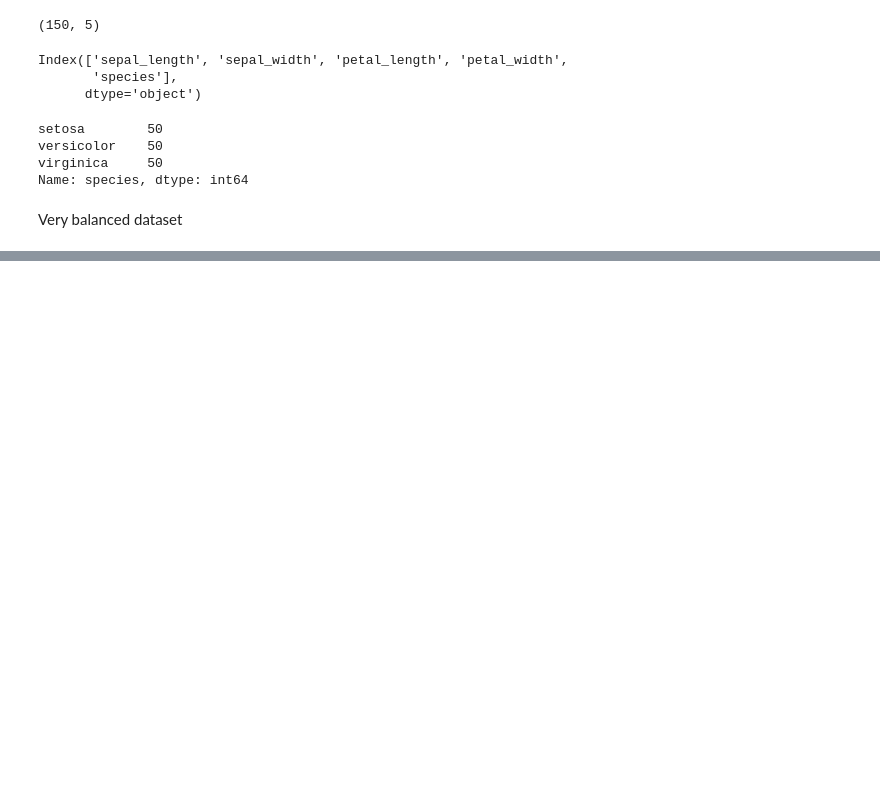
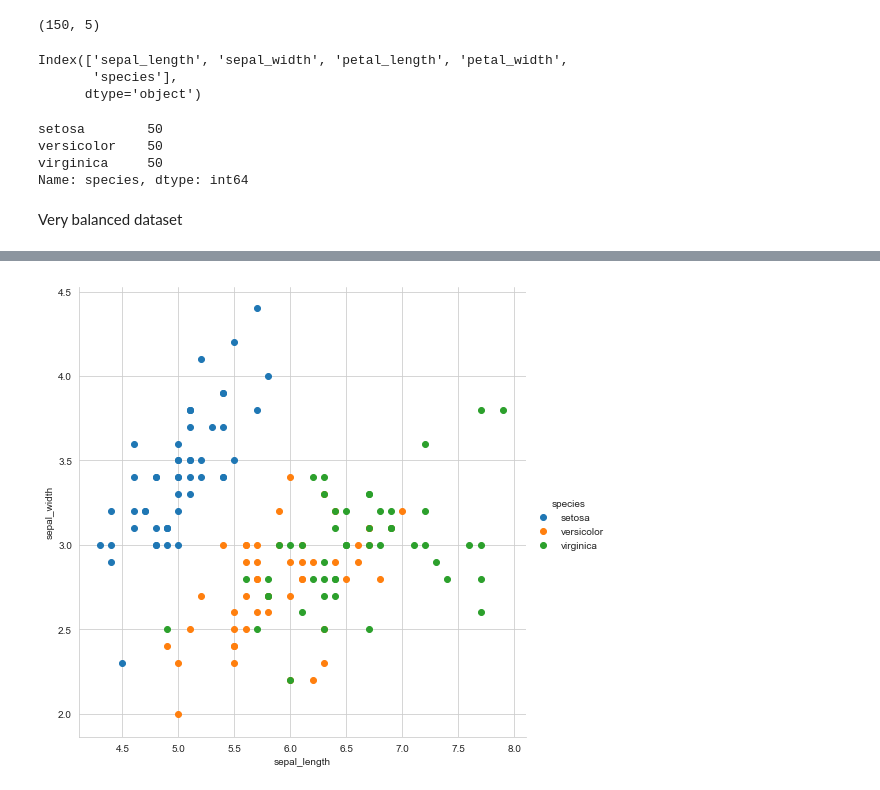
Before and after one commit to Rpmalukani22/Classification-based-on-iris-dataset, a Jupyter notebook: iris-classification.ipynb, the cells around one changed output, grey strips where cells are left out. Saved outputs shown, nothing was run; the diff lists cells and outputs as text; code cells hidden in the pictures; blank space fills up the shorter version.

```diff
--- a/iris-classification.ipynb
+++ b/iris-classification.ipynb
@@ -42,0 +53,6 @@ Very balanced dataset
+# %%
+sns.set_style('whitegrid')
+sns.FacetGrid(iris,hue='species',size=7).map(plt.scatter,"sepal_length","sepal_width").add_legend()
+plt.show()
+# %% [output]
+[figure, added]
```
Also changed, not shown: parts of 3 cells of this notebook.
